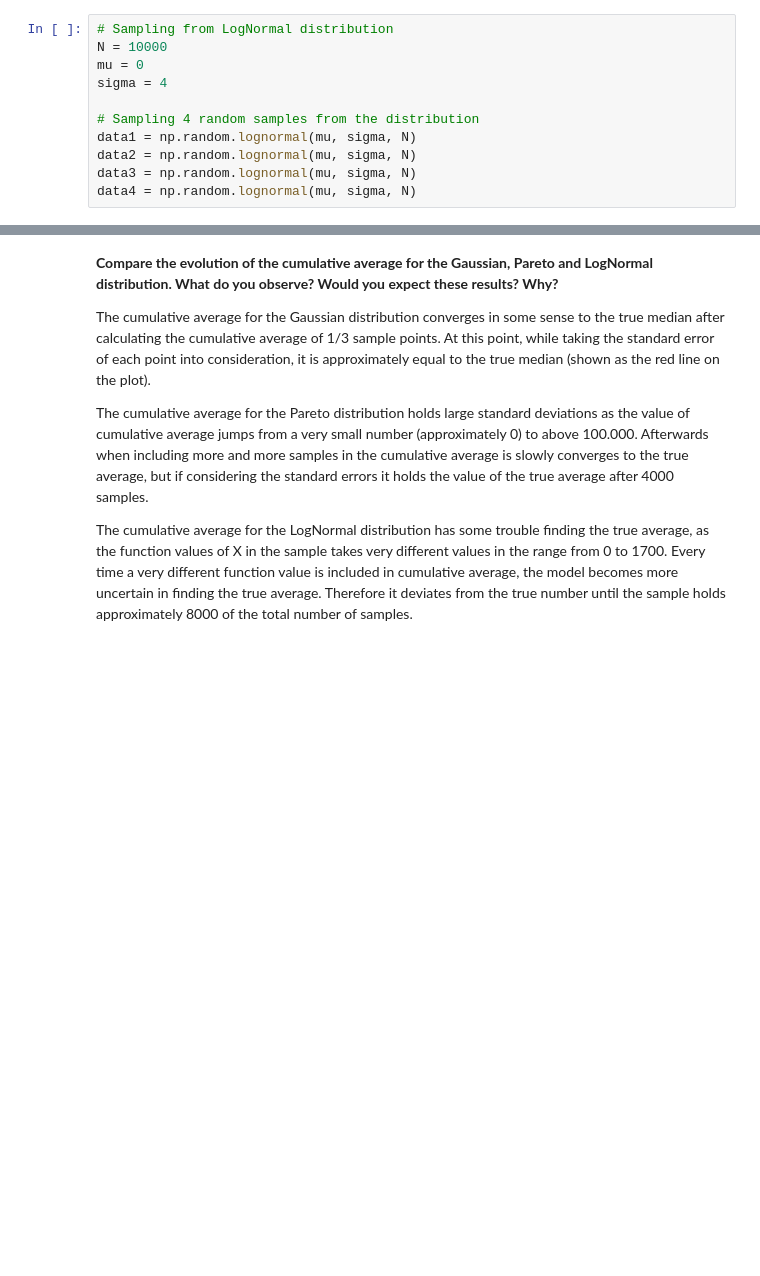
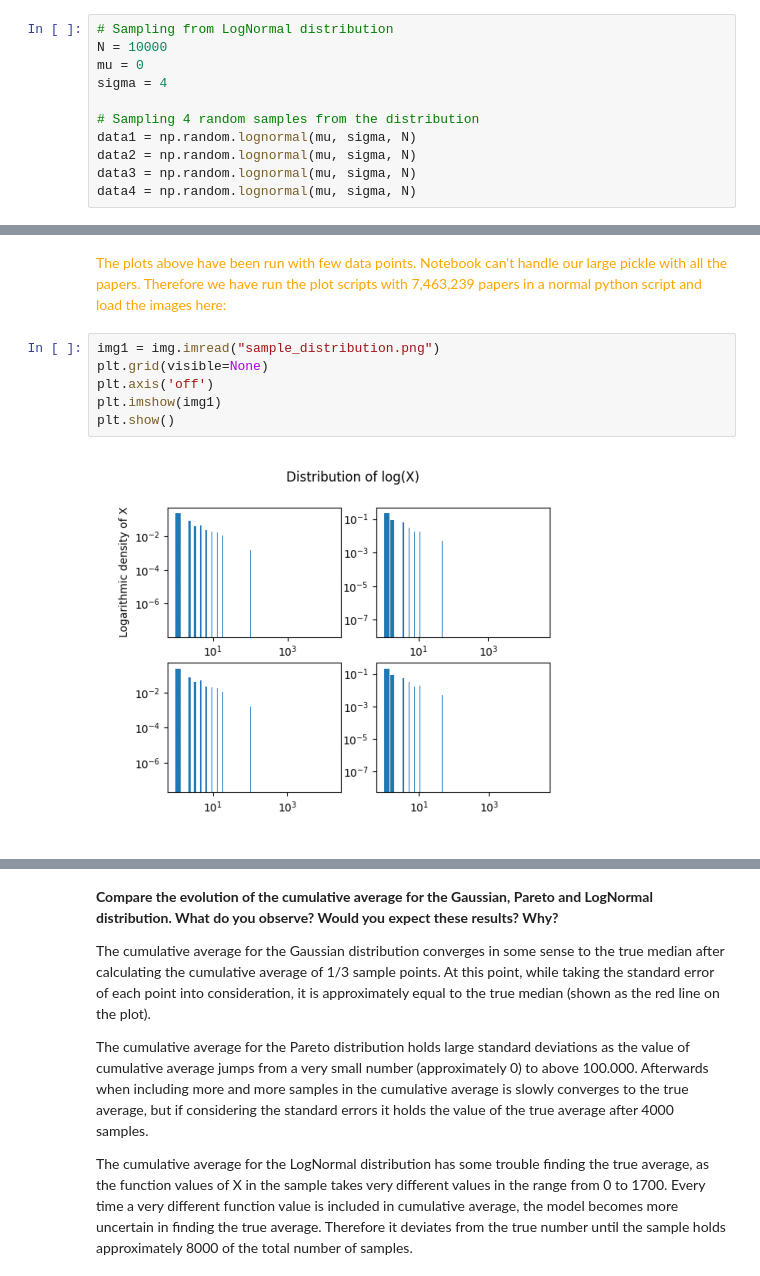
Before and after one commit to fridamariejoergensen/CSS, a Jupyter notebook: Assignment1.ipynb, the cells around one changed output, grey strips where cells are left out. Cells and saved outputs as stored; diff of their text form; blank space fills up the shorter version.

```diff
--- a/Assignment1.ipynb
+++ b/Assignment1.ipynb
@@ -1492,0 +1512,10 @@ plt.savefig('cumulative_median.png')
+# %% [markdown]
+<font color="orange">The plots above have been run with few data points. Notebook can't handle our large pickle with all the papers. Therefore we have run the plot scripts with 7,463,239 papers in a normal python script and load the images here:
+# %%
+img1 = img.imread("sample_distribution.png")
+plt.grid(visible=None)
+plt.axis('off')
+plt.imshow(img1)
+plt.show()
+# %% [output]
+[figure, added]
```
Also changed, not shown: parts of 32 cells of this notebook.
